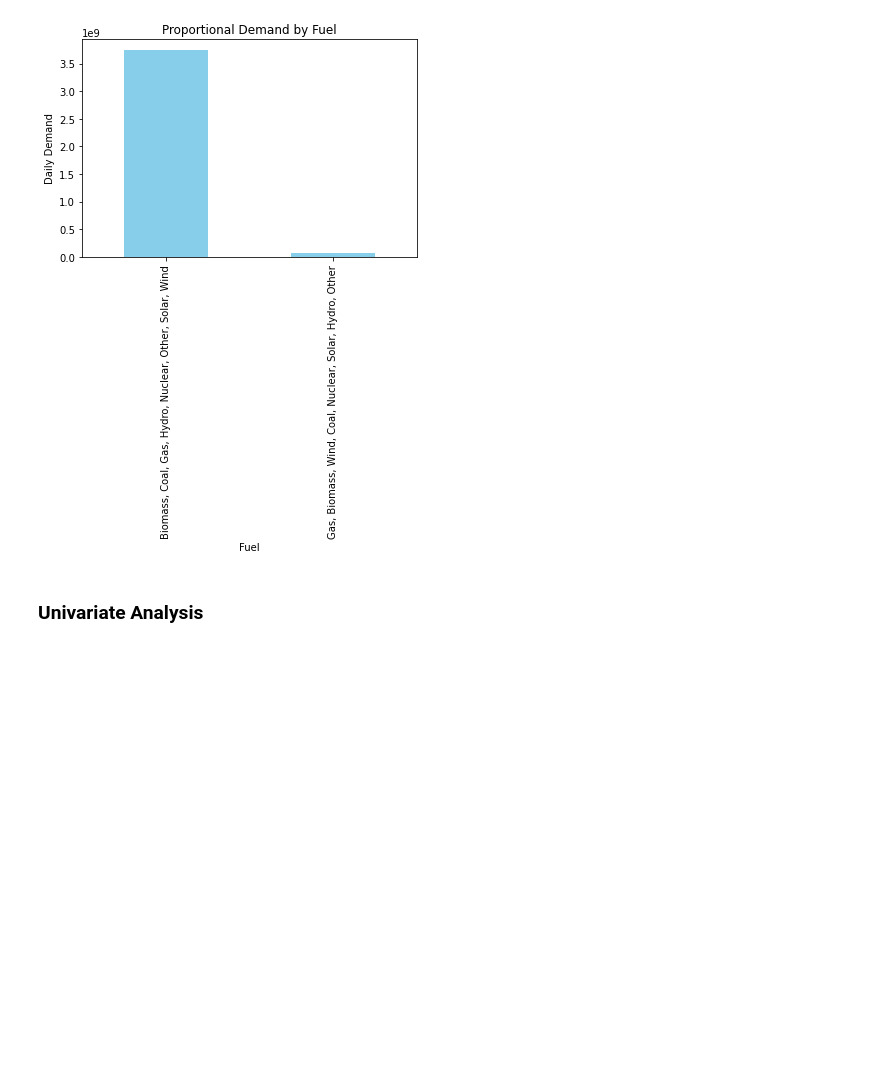
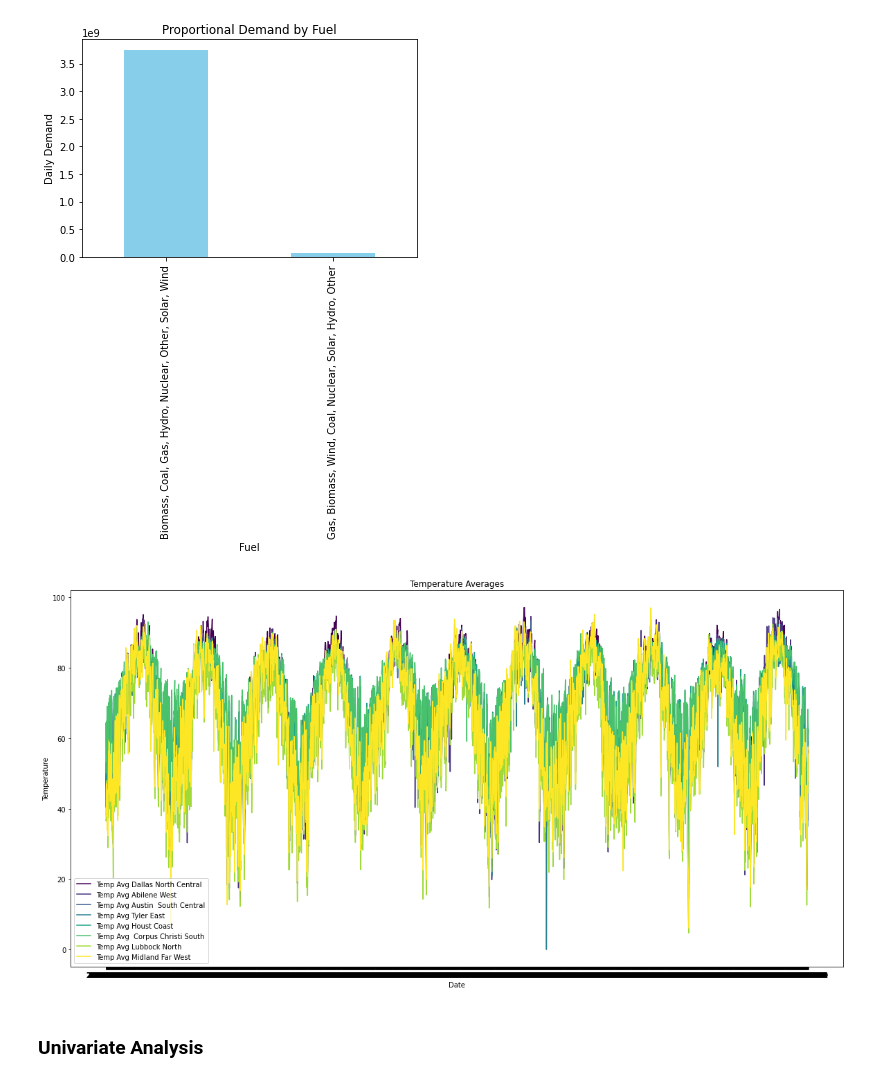
Before and after one commit to ReuvenDerner/MSDS_6120_Capstone_ARW, a Jupyter notebook: Capstone Data Project-Agg.ipynb, the cells around one changed output. Saved outputs shown, nothing was run; the diff lists cells and outputs as text; code cells hidden in the pictures; blank space fills up the shorter version.

```diff
--- a/Capstone Data Project-Agg.ipynb
+++ b/Capstone Data Project-Agg.ipynb
@@ -285,6 +285,26 @@ plt.ylabel('Daily Demand')
 plt.show()
 # %% [output]
 [figure]
+# %%
+# Filter columns that contain 'Temp Avg'
+temp_avg_cols = [col for col in agg_df.columns if 'Temp Avg' in col]
+
+# Plotting
+plt.figure(figsize=(20, 10))
+
+# Generate a different color for each column
+colors = plt.cm.viridis(np.linspace(0, 1, len(temp_avg_cols)))
+
+for col, color in zip(temp_avg_cols, colors):
+    plt.plot(agg_df['Date'], agg_df[col], label=col, color=color)
+
+plt.title('Temperature Averages')
+plt.xlabel('Date')
+plt.ylabel('Temperature')
+plt.legend()
+plt.show()
+# %% [output]
+[figure, added]
 # %% [markdown]
 ### Univariate Analysis
 # %%
```
Also changed, not shown: parts of 34 cells of this notebook.
